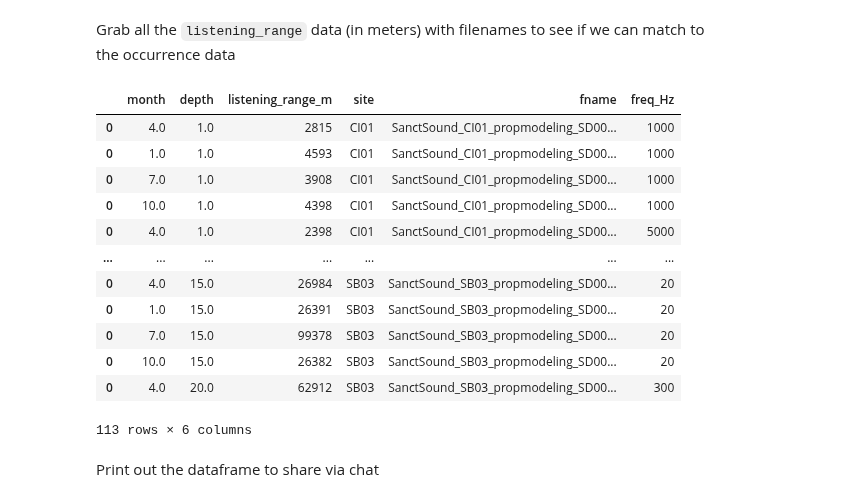
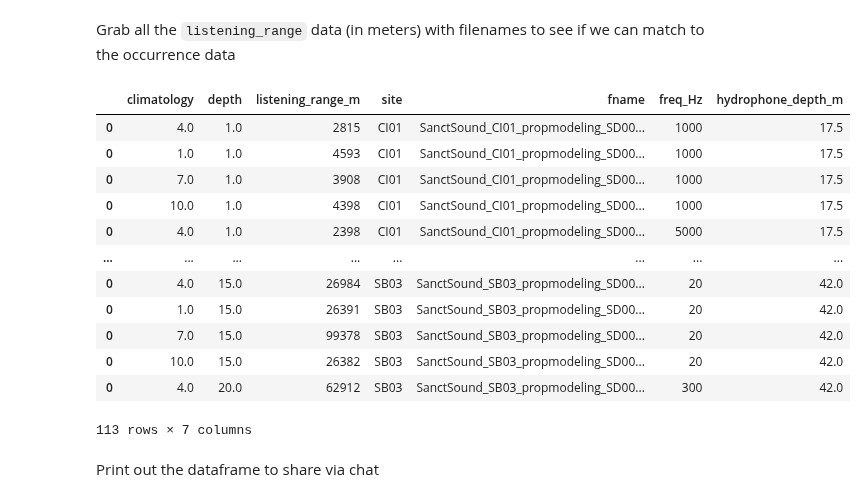
Before and after one commit to ioos/bio_data_guide, a Jupyter notebook: datasets/SanctSound/sound_propagation_processing.ipynb, the cells around one changed output. Cells and saved outputs as stored; diff of their text form; code cells hidden in the pictures.

```diff
--- a/datasets/SanctSound/sound_propagation_processing.ipynb
+++ b/datasets/SanctSound/sound_propagation_processing.ipynb
@@ -215,38 +205,39 @@ Grab all the `listening_range` data (in meters) with filenames to see if we can
 # %%
 
 df_listening_range = pd.DataFrame()
 
 fnames = os.listdir(directory)
 
 for fname in fnames:
 
     with xr.open_dataset(directory+fname, engine='netcdf4') as ds:
 
         df_temp = ds[['listening_range','depth','site']].to_dataframe().reset_index()
 
         # add additional data
         df_temp['fname'] = fname
         df_temp['site'] = df_temp['site'].values[0].decode('utf-8')
         df_temp['freq_Hz'] = int(ds.SoundSourcefrequency.replace('Hz','').strip())
-        df_temp.rename(columns={'listening_range':'listening_range_m'}, inplace=True)
+        df_temp['hydrophone_depth_m'] = ds.HydrophoneDepth.replace('m','').strip()
+        df_temp.rename(columns={'listening_range':'listening_range_m','month':'climatology'}, inplace=True)
 
         df_listening_range = pd.concat([df_listening_range, df_temp])
 
 df_listening_range
 # %% [output]
-|  | month | depth | listening_range_m | site | fname | freq_Hz |
-| 0 | 4.0 | 1.0 | 2815 | CI01 | SanctSound_CI01_propmodeling_SD00... | 1000 |
-| 0 | 1.0 | 1.0 | 4593 | CI01 | SanctSound_CI01_propmodeling_SD00... | 1000 |
-| 0 | 7.0 | 1.0 | 3908 | CI01 | SanctSound_CI01_propmodeling_SD00... | 1000 |
-| 0 | 10.0 | 1.0 | 4398 | CI01 | SanctSound_CI01_propmodeling_SD00... | 1000 |
-| 0 | 4.0 | 1.0 | 2398 | CI01 | SanctSound_CI01_propmodeling_SD00... | 5000 |
-| ... | ... | ... | ... | ... | ... | ... |
-| 0 | 4.0 | 15.0 | 26984 | SB03 | SanctSound_SB03_propmodeling_SD00... | 20 |
-| 0 | 1.0 | 15.0 | 26391 | SB03 | SanctSound_SB03_propmodeling_SD00... | 20 |
-| 0 | 7.0 | 15.0 | 99378 | SB03 | SanctSound_SB03_propmodeling_SD00... | 20 |
-| 0 | 10.0 | 15.0 | 26382 | SB03 | SanctSound_SB03_propmodeling_SD00... | 20 |
-| 0 | 4.0 | 20.0 | 62912 | SB03 | SanctSound_SB03_propmodeling_SD00... | 300 |
+|  | climatology | depth | listening_range_m | site | fname | freq_Hz | hydrophone_depth_m |
+| 0 | 4.0 | 1.0 | 2815 | CI01 | SanctSound_CI01_propmodeling_SD00... | 1000 | 17.5 |
+| 0 | 1.0 | 1.0 | 4593 | CI01 | SanctSound_CI01_propmodeling_SD00... | 1000 | 17.5 |
+| 0 | 7.0 | 1.0 | 3908 | CI01 | SanctSound_CI01_propmodeling_SD00... | 1000 | 17.5 |
+| 0 | 10.0 | 1.0 | 4398 | CI01 | SanctSound_CI01_propmodeling_SD00... | 1000 | 17.5 |
+| 0 | 4.0 | 1.0 | 2398 | CI01 | SanctSound_CI01_propmodeling_SD00... | 5000 | 17.5 |
+| ... | ... | ... | ... | ... | ... | ... | ... |
+| 0 | 4.0 | 15.0 | 26984 | SB03 | SanctSound_SB03_propmodeling_SD00... | 20 | 42.0 |
+| 0 | 1.0 | 15.0 | 26391 | SB03 | SanctSound_SB03_propmodeling_SD00... | 20 | 42.0 |
+| 0 | 7.0 | 15.0 | 99378 | SB03 | SanctSound_SB03_propmodeling_SD00... | 20 | 42.0 |
+| 0 | 10.0 | 15.0 | 26382 | SB03 | SanctSound_SB03_propmodeling_SD00... | 20 | 42.0 |
+| 0 | 4.0 | 20.0 | 62912 | SB03 | SanctSound_SB03_propmodeling_SD00... | 300 | 42.0 |
-113 rows × 6 columns
+113 rows × 7 columns
 # %% [markdown]
 Print out the dataframe to share via chat
 # %%
```
Also changed, not shown: parts of 15 cells of this notebook, 1 other file.
